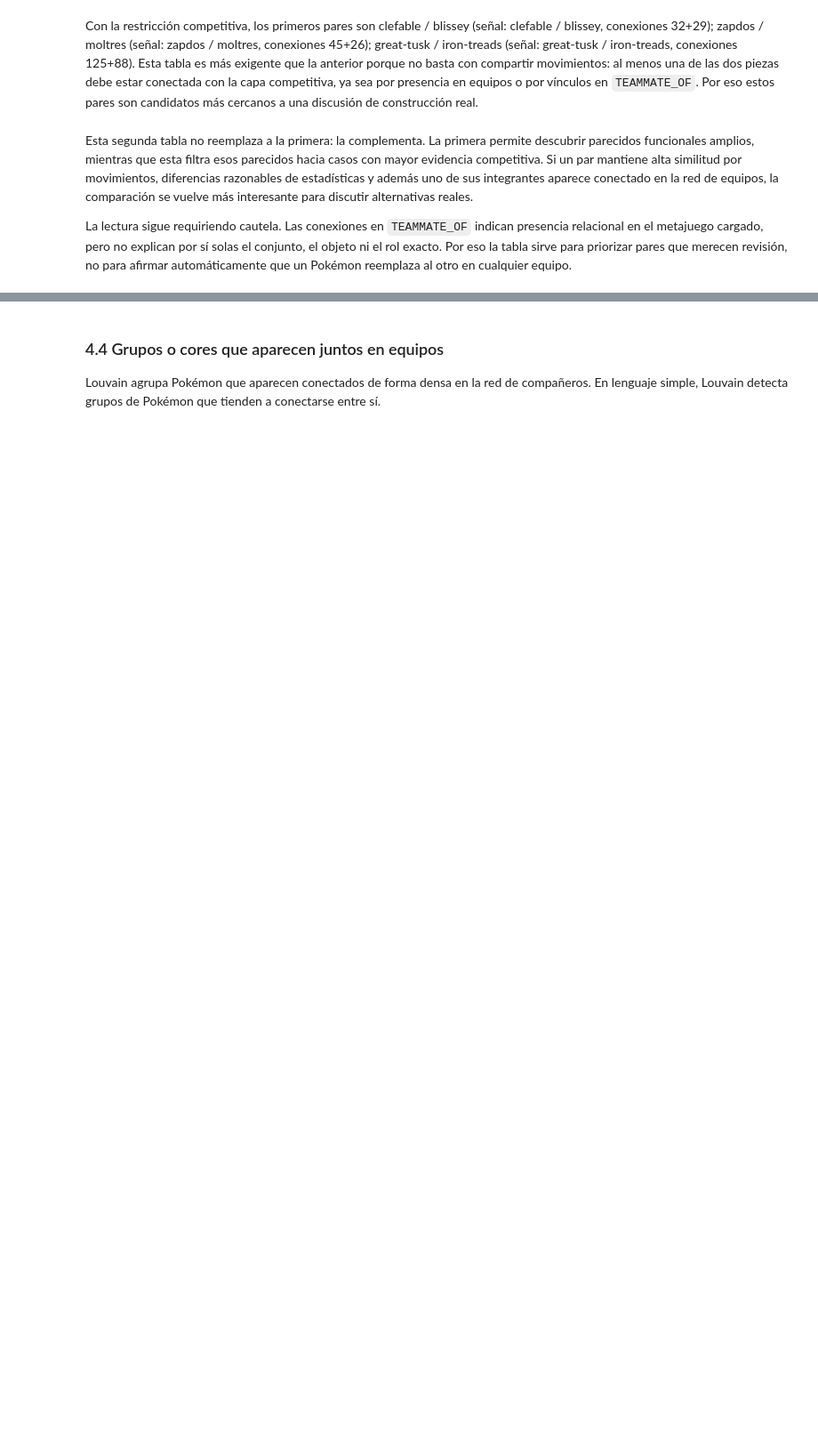
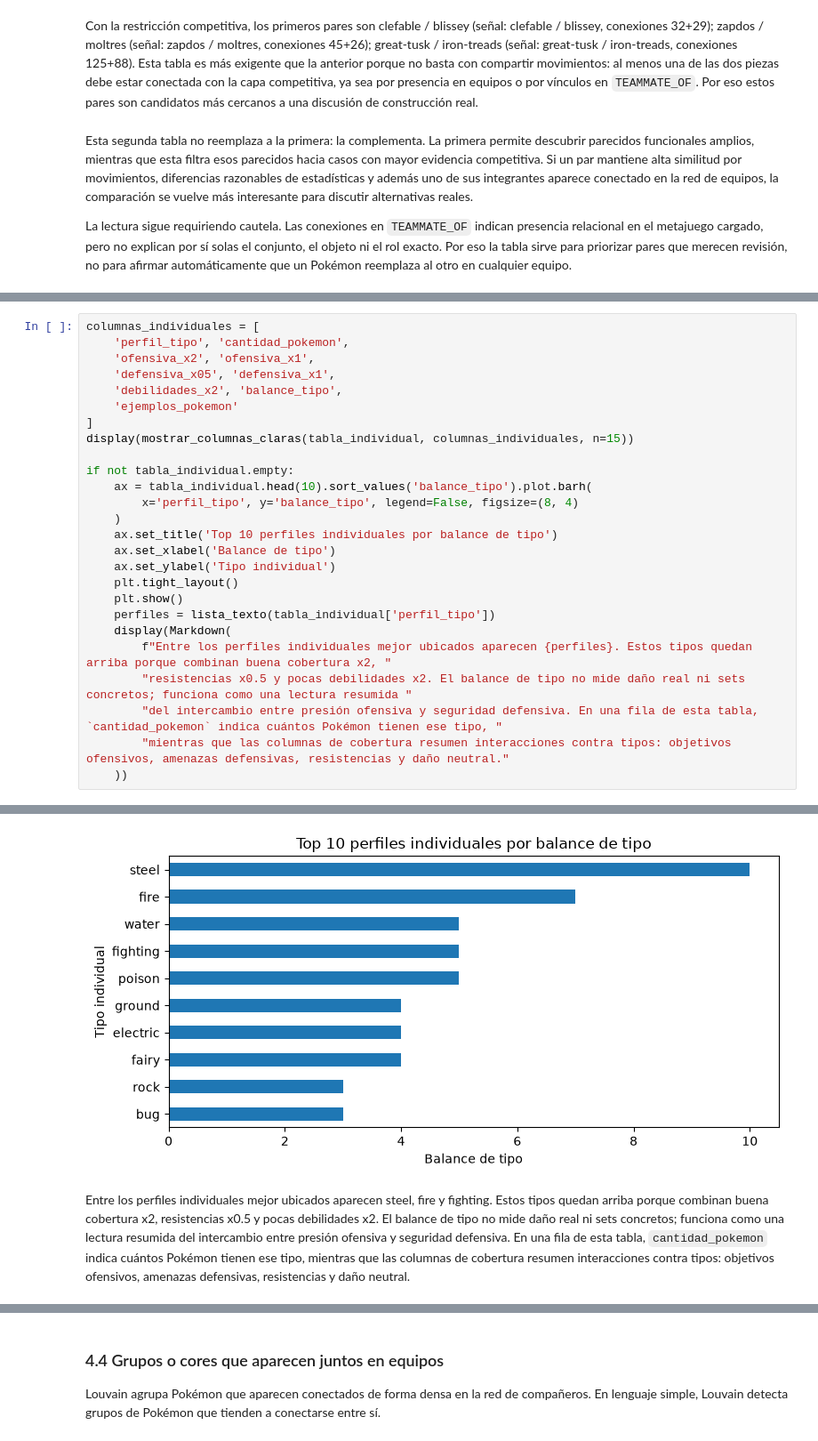
Before and after one commit to blvckvenom/mds7205-pokeapi-kg, a Jupyter notebook: analysis/reporte_integrado.ipynb, the cells around one changed output, grey strips where cells are left out. Shown at 89% size. Saved outputs shown, nothing was run; the diff lists cells and outputs as text; blank space fills up the shorter version.

```diff
--- a/analysis/reporte_integrado.ipynb
+++ b/analysis/reporte_integrado.ipynb
@@ -693,0 +715,27 @@ objetos, movimientos reales y condiciones específicas de batalla.
+# %%
+columnas_individuales = [
+    'perfil_tipo', 'cantidad_pokemon',
+    'ofensiva_x2', 'ofensiva_x1',
+    'defensiva_x05', 'defensiva_x1',
+    'debilidades_x2', 'balance_tipo',
+    'ejemplos_pokemon'
+]
+display(mostrar_columnas_claras(tabla_individual, columnas_individuales, n=15))
+
+if not tabla_individual.empty:
+    ax = tabla_individual.head(10).sort_values('balance_tipo').plot.barh(
+        x='perfil_tipo', y='balance_tipo', legend=False, figsize=(8, 4)
+    )
+    ax.set_title('Top 10 perfiles individuales por balance de tipo')
+    ax.set_xlabel('Balance de tipo')
+    ax.set_ylabel('Tipo individual')
+    plt.tight_layout()
+    plt.show()
+    perfiles = lista_texto(tabla_individual['perfil_tipo'])
+    display(Markdown(
+        f"Entre los perfiles individuales mejor ubicados aparecen {perfiles}. Estos tipos quedan arriba porque combinan buena cobertura x2, "
+        "resistencias x0.5 y pocas debilidades x2. El balance de tipo no mide daño real ni sets concretos; funciona como una lectura resumida "
+        "del intercambio entre presión ofensiva y seguridad defensiva. En una fila de esta tabla, `cantidad_pokemon` indica cuántos Pokémon tienen ese tipo, "
+        "mientras que las columnas de cobertura resumen interacciones contra tipos: objetivos ofensivos, amenazas defensivas, resistencias y daño neutral."
+    ))
+# %% [output]
@@ -693,0 +758,2 @@ objetos, movimientos reales y condiciones específicas de batalla.
+[figure, added]
+Entre los perfiles individuales mejor ubicados aparecen steel, fire y fighting. Estos tipos quedan arriba porque combinan buena cobertura x2, resistencias x0.5 y pocas debilidades x2. El balance de tipo no mide daño real ni sets concretos; funciona como una lectura resumida del intercambio entre presión ofensiva y seguridad defensiva. En una fila de esta tabla, `cantidad_pokemon` indica cuántos Pokémon tienen ese tipo, mientras que las columnas de cobertura resumen interacciones contra tipos: objetivos ofensivos, amenazas defensivas, resistencias y daño neutral.
```
Also changed, not shown: parts of 40 cells of this notebook, 1 other file.
